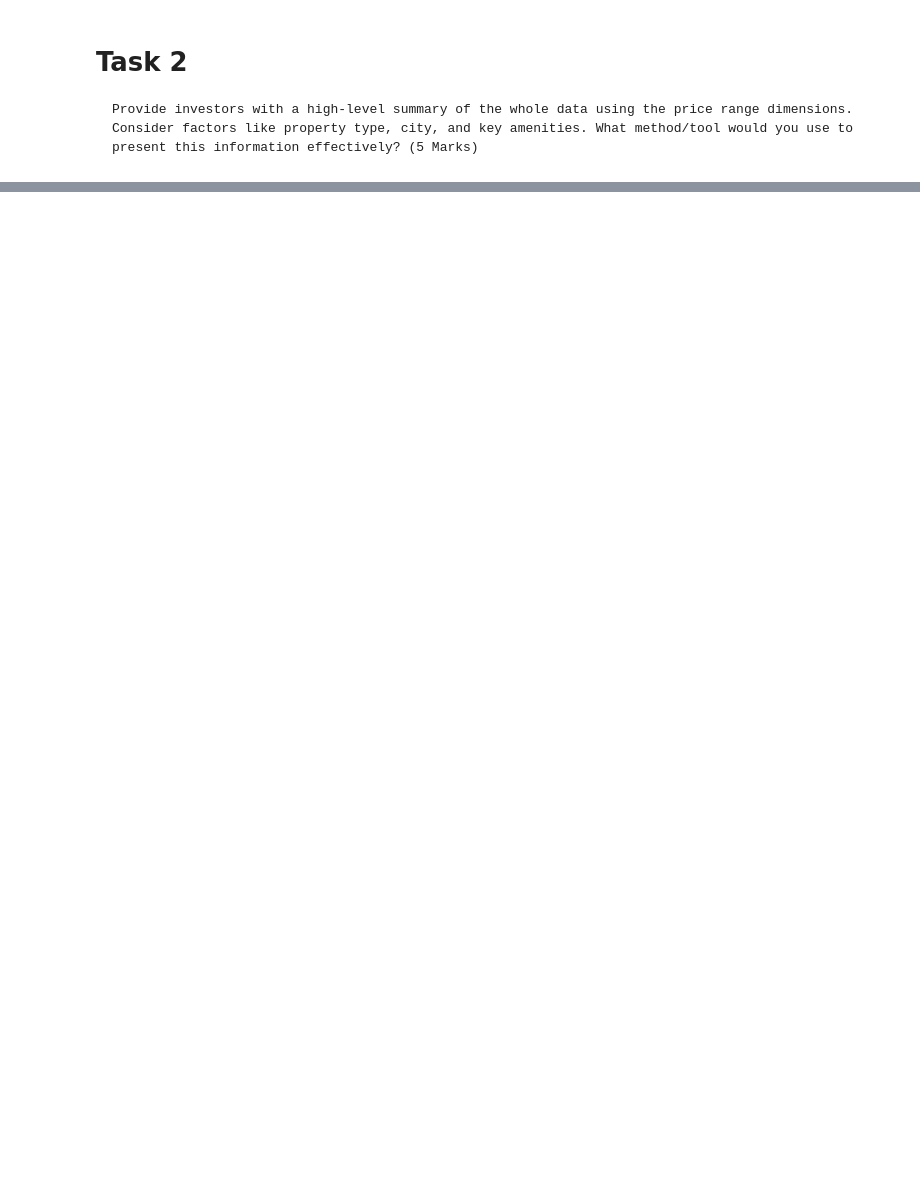
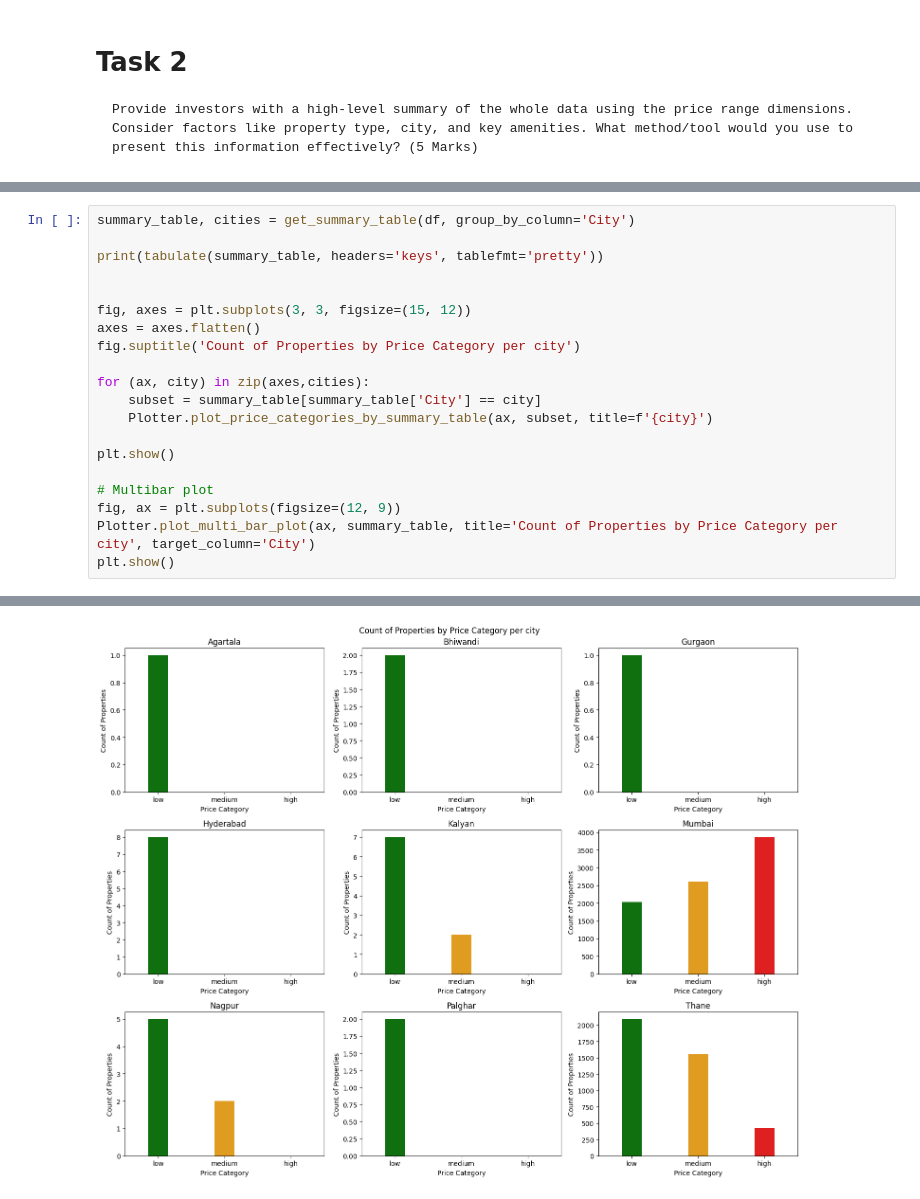
Before and after one commit to Data-Analytics-IIITH/Data-Visualization, a Jupyter notebook: assignment1_3.ipynb, the cells around one changed output, grey strips where cells are left out. Drawn from its saved outputs; the diff is of its cells as text; blank space fills up the shorter version.

```diff
--- a/assignment1_3.ipynb
+++ b/assignment1_3.ipynb
@@ -261,0 +258,21 @@ Passing `palette` without assigning `hue` is deprecated and will be removed in v
+# %%
+summary_table, cities = get_summary_table(df, group_by_column='City')
+
+print(tabulate(summary_table, headers='keys', tablefmt='pretty'))
+
+
+fig, axes = plt.subplots(3, 3, figsize=(15, 12))
+axes = axes.flatten()
+fig.suptitle('Count of Properties by Price Category per city')
+
+for (ax, city) in zip(axes,cities):
+    subset = summary_table[summary_table['City'] == city]
+    Plotter.plot_price_categories_by_summary_table(ax, subset, title=f'{city}')
+
+plt.show()
+
+# Multibar plot
+fig, ax = plt.subplots(figsize=(12, 9))
+Plotter.plot_multi_bar_plot(ax, summary_table, title='Count of Properties by Price Category per city', target_column='City')
+plt.show()
+# %% [output]
@@ -261,0 +315 @@ Passing `palette` without assigning `hue` is deprecated and will be removed in v
+[figure, added]
```
Also changed, not shown: parts of 8 cells of this notebook.
